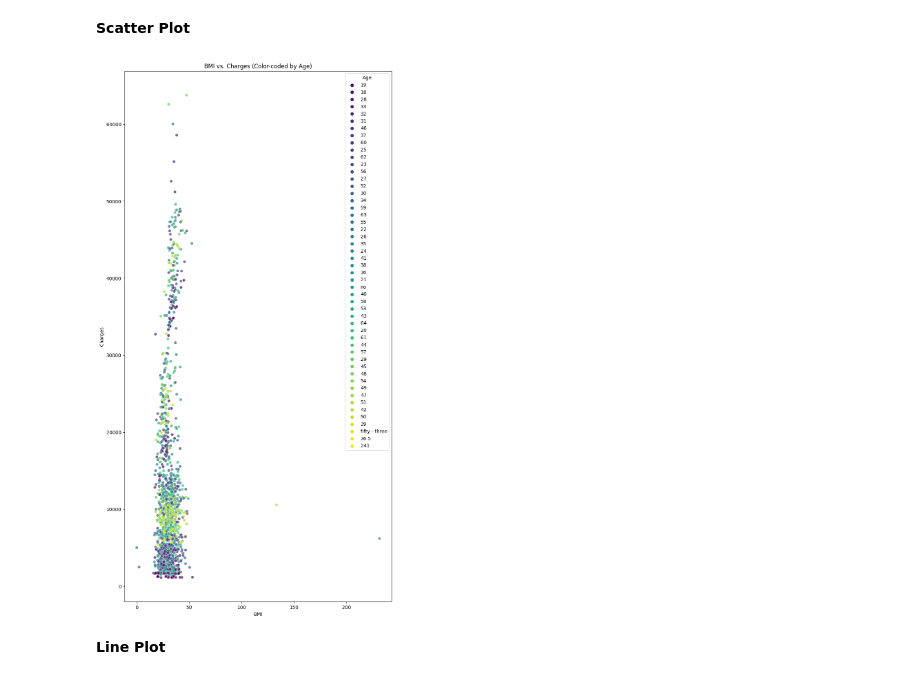
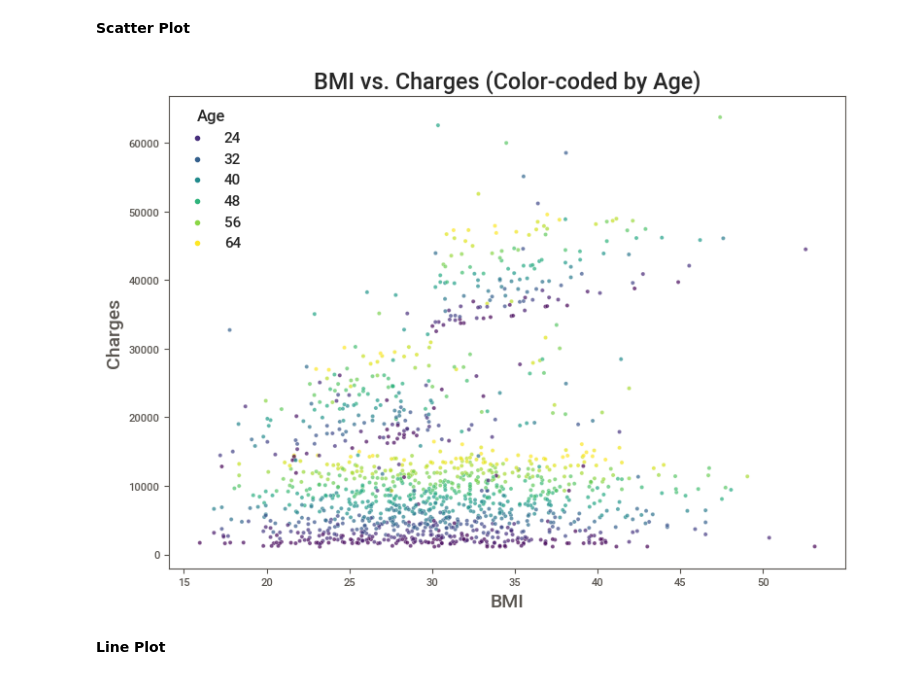
Before and after one commit to peyman886/Machine_Learning, a Jupyter notebook: Bahrak 1402-1/HomeWork/HW01/Machine_Learning_HW01.ipynb, the cells around one changed output. Saved outputs shown, nothing was run; the diff lists cells and outputs as text; code cells hidden in the pictures.

```diff
--- a/Bahrak 1402-1/HomeWork/HW01/Machine_Learning_HW01.ipynb
+++ b/Bahrak 1402-1/HomeWork/HW01/Machine_Learning_HW01.ipynb
@@ -201,0 +361,19 @@ An essential step in data cleaning is to check for validity. What is considered
+# %%
+#sex
+insurance_data['sex'] = insurance_data['sex'].apply(
+    lambda x: 0 if x=='femle' or x=='female' else 1 if x=='male' else np.nan )
+
+#children
+insurance_data['children'] = insurance_data['children'].apply(lambda x: int(x) if 0<=x<=5 else np.nan)
+
+#smoker
+def cleaning_wrong_smoker(x):
+  if x in ['no', 0, 'n', 'No', '0', 'not sure']:
+    return 0
+  elif x in ['yes', 'YES', 'ye', 1]:
+    return 1
+  return np.nan
+insurance_data['smoker'] = insurance_data['smoker'].apply(cleaning_wrong_smoker)
+
+#region
+insurance_data['region'] = insurance_data['region'].apply(lambda x: 'northeast' if x in ['NE', 'ne', 'northest', 'north', 'eastnorth', 'norteast'] else x)
@@ -201,0 +428,13 @@ An essential step in data cleaning is to check for validity. What is considered
+# %%
+#  identify which columns are impute with mode, mean, median
+mode_columns = ['sex', 'children', 'region']
+mean_columns = ['bmi']
+median_columns = ['age', 'charges']
+
+# Impute Missing Values
+insurance_data[mode_columns] = insurance_data[mode_columns].fillna(insurance_data[mode_columns].mode().iloc[0])
+insurance_data[mean_columns] = insurance_data[mean_columns].fillna(insurance_data[mean_columns].mean())
+insurance_data[median_columns] = insurance_data[median_columns].fillna(insurance_data[median_columns].median())
+
+# Verify the Result
+insurance_data.isna().sum()
@@ -304,16 +609,16 @@ plt.show()
 # %% [markdown]
 **Scatter Plot**
 # %%
-plt.figure(figsize=(10, 20))
+plt.figure(figsize=(8, 6))
 
 sns.scatterplot(x='bmi', y='charges', hue='age', data=insurance_data, palette='viridis', alpha=0.7)
 plt.xlabel('BMI')
 plt.ylabel('Charges')
 plt.title('BMI vs. Charges (Color-coded by Age)')
 plt.legend(title='Age')
 plt.show()
 # %% [output]
-[figure, old version]
+[figure, new version]
 # %% [markdown]
 **Line Plot**
 # %%
```
Also changed, not shown: parts of 50 cells of this notebook.
